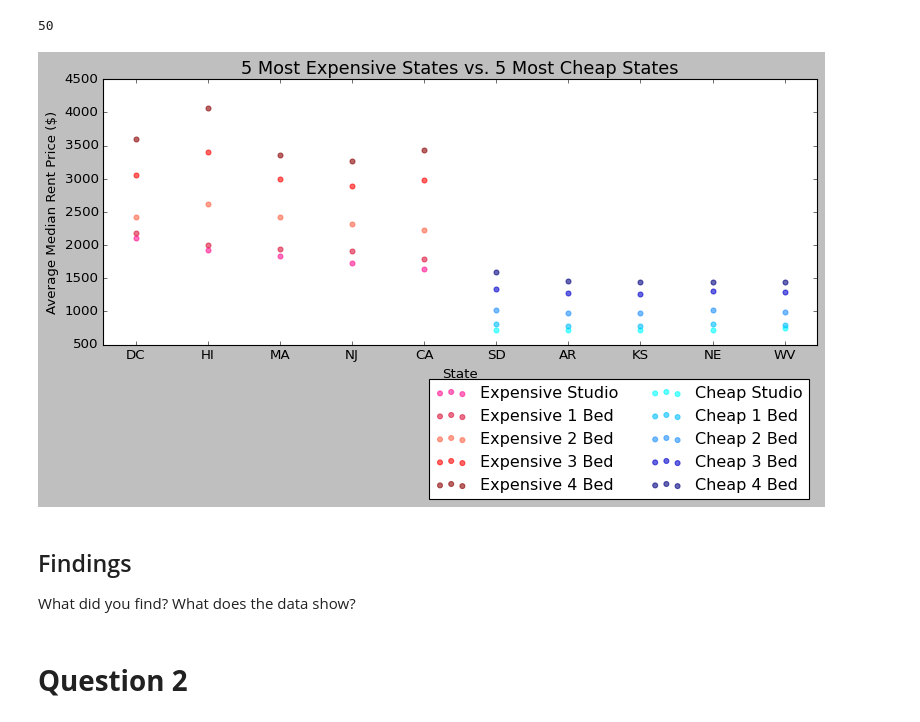
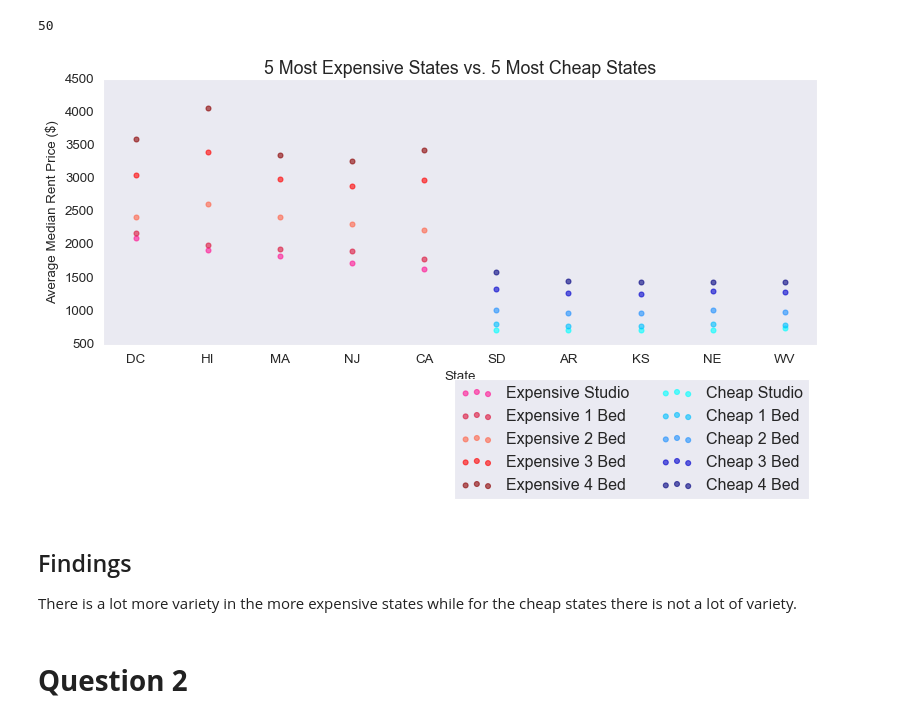
Before and after one commit to Lotus259/MalaysiaHFinal.github.io, a Jupyter notebook: MATPHY231 FinalNotebook/Final_Notebook_Malaysia.ipynb, the cells around one changed output. Cells and saved outputs as stored; diff of their text form; code cells hidden in the pictures.

Commit message:
graphs

```diff
--- a/MATPHY231 FinalNotebook/Final_Notebook_Malaysia.ipynb
+++ b/MATPHY231 FinalNotebook/Final_Notebook_Malaysia.ipynb
@@ -131,34 +131,34 @@ state_rent_26_min = pd.read_sql_query("""
 # %%
 # Your visualization here
 
 plt.figure(figsize=(10, 6))
 plt.scatter(state_rent_26_max['state_alpha'], state_rent_26_max['studio'], alpha=0.6, color='deeppink', label='Expensive Studio')
 plt.scatter(state_rent_26_max['state_alpha'], state_rent_26_max['one_bed'], alpha=0.6, color='crimson', label='Expensive 1 Bed')
 plt.scatter(state_rent_26_max['state_alpha'], state_rent_26_max['two_bed'], alpha=0.6, color='tomato', label='Expensive 2 Bed')
 plt.scatter(state_rent_26_max['state_alpha'], state_rent_26_max['three_bed'], alpha=0.6, color='red', label='Expensive 3 Bed')
 plt.scatter(state_rent_26_max['state_alpha'], state_rent_26_max['four_bed'], alpha=0.6, color='darkred', label='Expensive 4 Bed')
 
 plt.scatter(state_rent_26_min['state_alpha'], state_rent_26_min['studio'], alpha=0.6, color='cyan', label='Cheap Studio')
 plt.scatter(state_rent_26_min['state_alpha'], state_rent_26_min['one_bed'], alpha=0.6, color='deepskyblue', label='Cheap 1 Bed')
 plt.scatter(state_rent_26_min['state_alpha'], state_rent_26_min['two_bed'], alpha=0.6, color='dodgerblue', label='Cheap 2 Bed')
 plt.scatter(state_rent_26_min['state_alpha'], state_rent_26_min['three_bed'], alpha=0.6, color='mediumblue', label='Cheap 3 Bed')
 plt.scatter(state_rent_26_min['state_alpha'], state_rent_26_min['four_bed'], alpha=0.6, color='navy', label='Cheap 4 Bed')
 
 plt.legend(loc='upper right', bbox_to_anchor=(1, -0.1), ncol=2)
 
-plt.style.use('classic')
+sns.set_style("dark")
 
 plt.title('5 Most Expensive States vs. 5 Most Cheap States', fontsize=16)
 plt.xlabel('State', fontsize=12)
 plt.ylabel('Average Median Rent Price ($)', fontsize=12)
 plt.tight_layout()
 plt.show()
 # %% [output]
-[figure, old version]
+[figure, new version]
-# %% [markdown]
-## Findings
-
-What did you find? What does the data show?
+# %% [markdown]
+## Findings
+
+There is a lot more variety in the more expensive states while for the cheap states there is not a lot of variety.
 # %% [markdown]
 # **Question 2**
 # %% [markdown]
```
Also changed, not shown: parts of 3 cells of this notebook, 3 other files.
